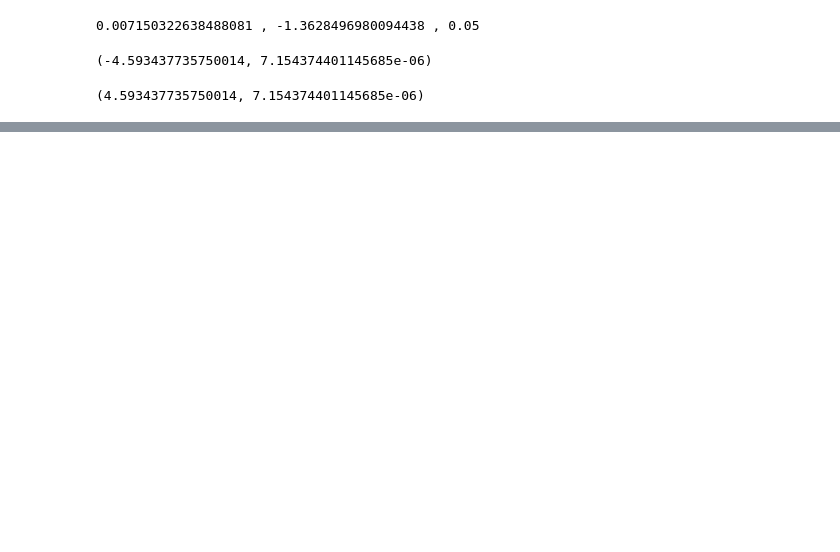
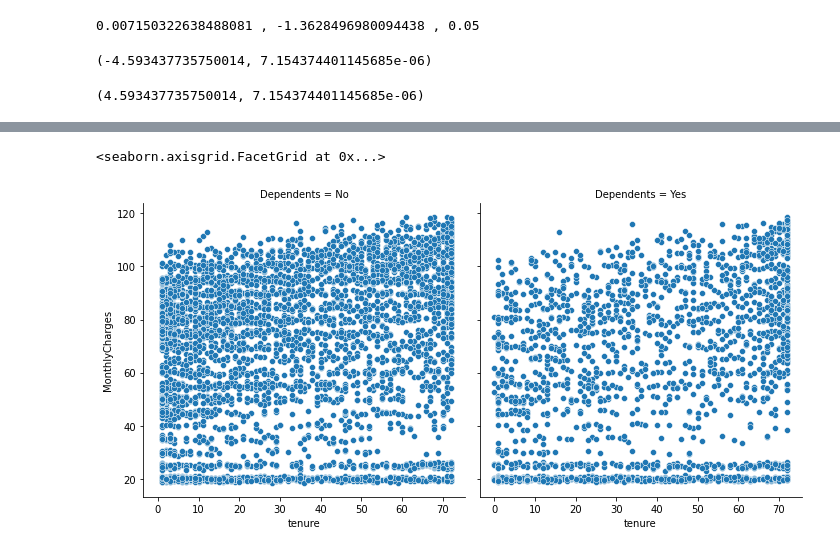
Before and after one commit to etclark3/statistics-exercises, a Jupyter notebook: hypothesis_testing.ipynb, the cells around one changed output, grey strips where cells are left out. Saved outputs shown, nothing was run; the diff lists cells and outputs as text; code cells hidden in the pictures; blank space fills up the shorter version.

```diff
--- a/hypothesis_testing.ipynb
+++ b/hypothesis_testing.ipynb
@@ -336,0 +476,5 @@ t_stat, pval = stats,ttest_ind()
+# %%
+sns.relplot(data=telco, x='tenure',y='MonthlyCharges', col='Dependents')
+# %% [output]
+<seaborn.axisgrid.FacetGrid at 0x...>
+[figure, added]
```
Also changed, not shown: parts of 66 cells of this notebook.
